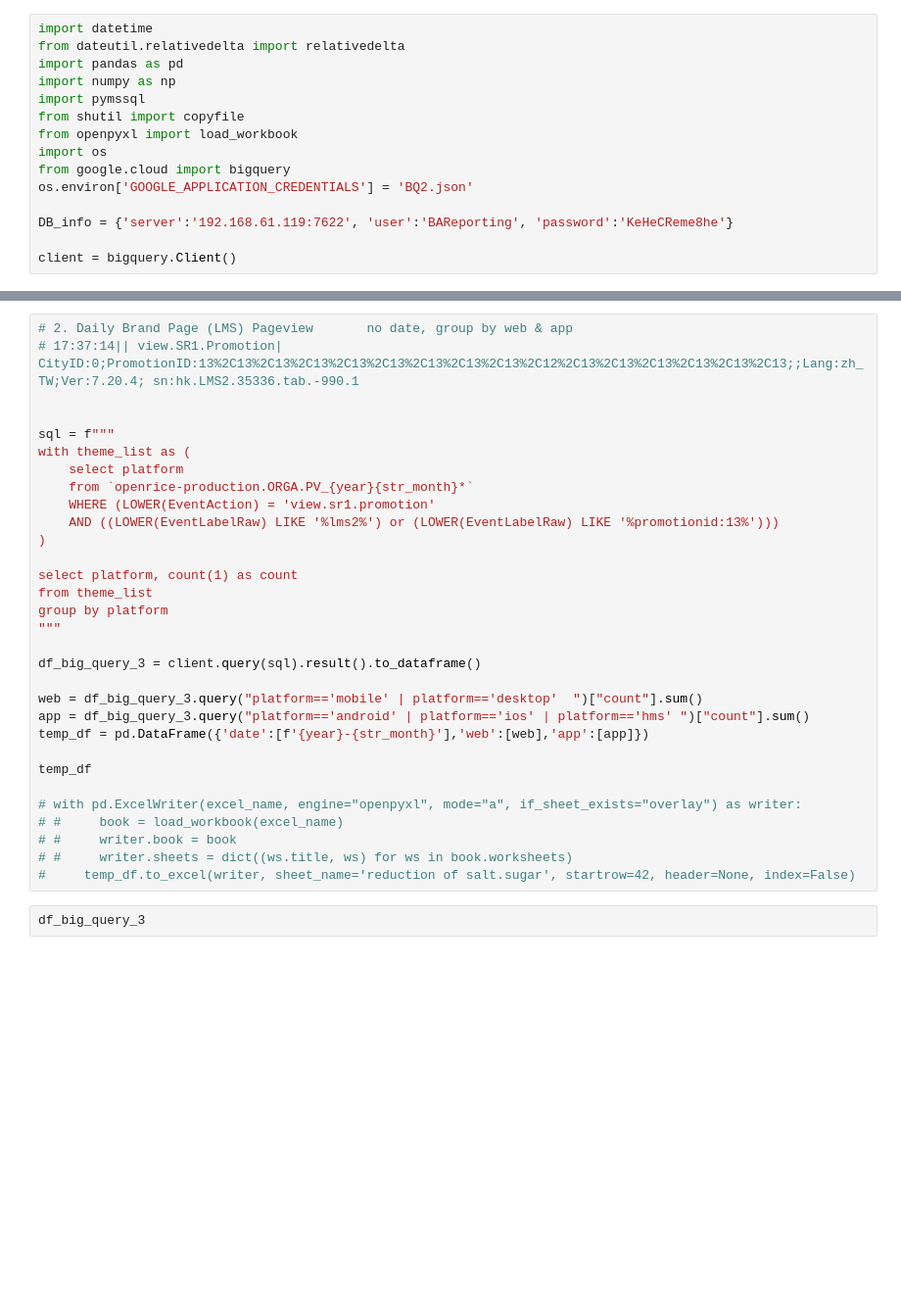
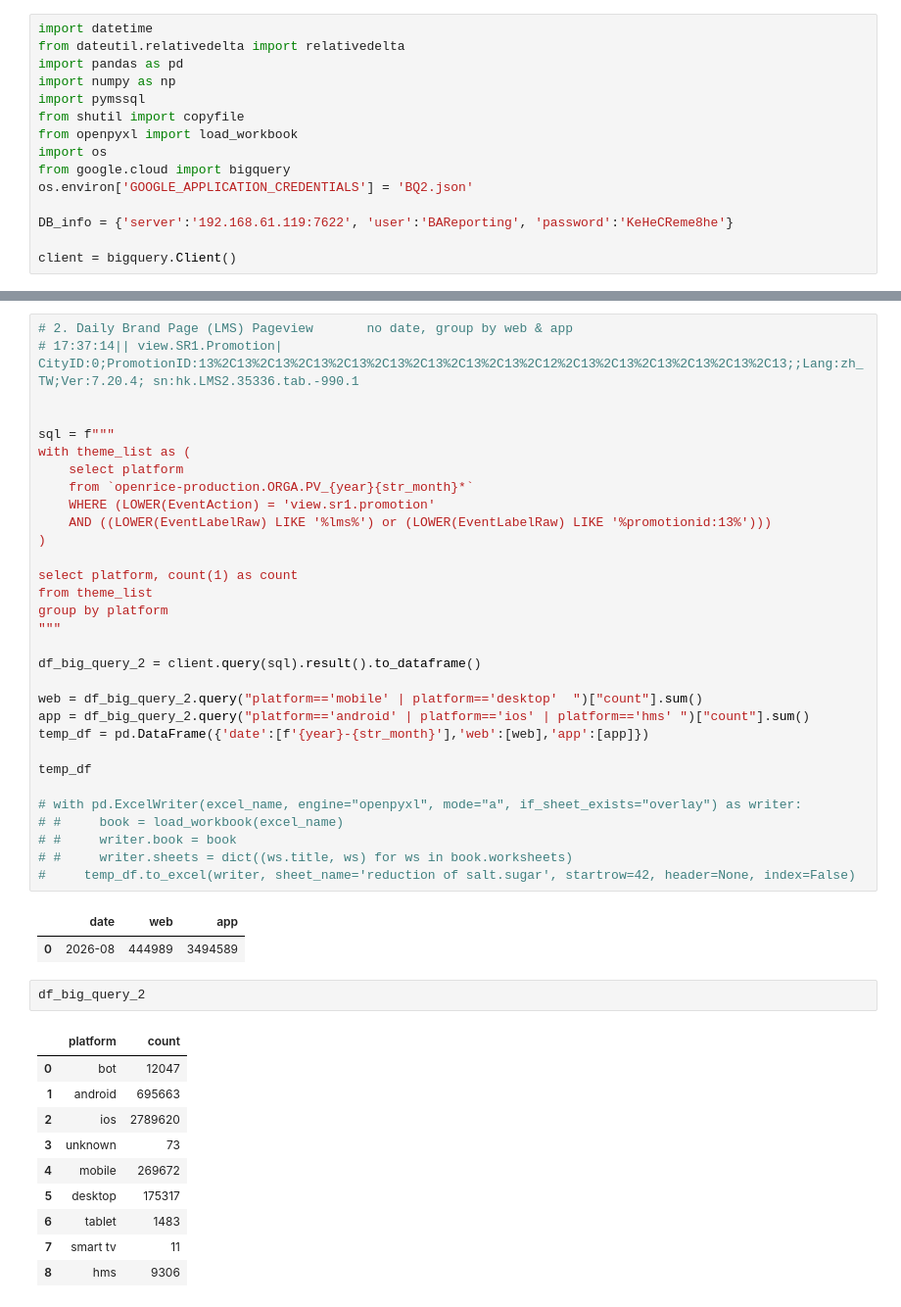
Before and after one commit to lenaopr/2026_09, a Jupyter notebook: 2026_09_21/LSLS/LSLS_1.ipynb, the cells around one changed output, grey strips where cells are left out. Shown at 98% size. Drawn from its saved outputs; the diff is of its cells as text; blank space fills up the shorter version.

```diff
--- a/2026_09_21/LSLS/LSLS_1.ipynb
+++ b/2026_09_21/LSLS/LSLS_1.ipynb
@@ -80,7 +121,7 @@ with theme_list as (
     select platform
     from `openrice-production.ORGA.PV_{year}{str_month}*`
     WHERE (LOWER(EventAction) = 'view.sr1.promotion'
-    AND ((LOWER(EventLabelRaw) LIKE '%lms2%') or (LOWER(EventLabelRaw) LIKE '%promotionid:13%')))
+    AND ((LOWER(EventLabelRaw) LIKE '%lms%') or (LOWER(EventLabelRaw) LIKE '%promotionid:13%')))
 )
 
 select platform, count(1) as count
@@ -88,10 +129,10 @@ from theme_list
 group by platform
 """
 
-df_big_query_3 = client.query(sql).result().to_dataframe()
+df_big_query_2 = client.query(sql).result().to_dataframe()
 
-web = df_big_query_3.query("platform=='mobile' | platform=='desktop'  ")["count"].sum()
-app = df_big_query_3.query("platform=='android' | platform=='ios' | platform=='hms' ")["count"].sum()
+web = df_big_query_2.query("platform=='mobile' | platform=='desktop'  ")["count"].sum()
+app = df_big_query_2.query("platform=='android' | platform=='ios' | platform=='hms' ")["count"].sum()
 temp_df = pd.DataFrame({'date':[f'{year}-{str_month}'],'web':[web],'app':[app]})
 
 temp_df
@@ -101,7 +142,21 @@ temp_df
 # #     writer.book = book
 # #     writer.sheets = dict((ws.title, ws) for ws in book.worksheets)
 #     temp_df.to_excel(writer, sheet_name='reduction of salt.sugar', startrow=42, header=None, index=False)
+# %% [output]
+|  | date | web | app |
+| 0 | 2026-08 | 444989 | 3494589 |
 # %%
-df_big_query_3
+df_big_query_2
+# %% [output]
+|  | platform | count |
+| 0 | bot | 12047 |
+| 1 | android | 695663 |
+| 2 | ios | 2789620 |
+| 3 | unknown | 73 |
+| 4 | mobile | 269672 |
+| 5 | desktop | 175317 |
+| 6 | tablet | 1483 |
+| 7 | smart tv | 11 |
+| 8 | hms | 9306 |
 # %%
 # 2. Daily Brand Page (LMS) Pageview   hv date, group by devices
```
Also changed, not shown: parts of 14 cells of this notebook, 4 other files.
